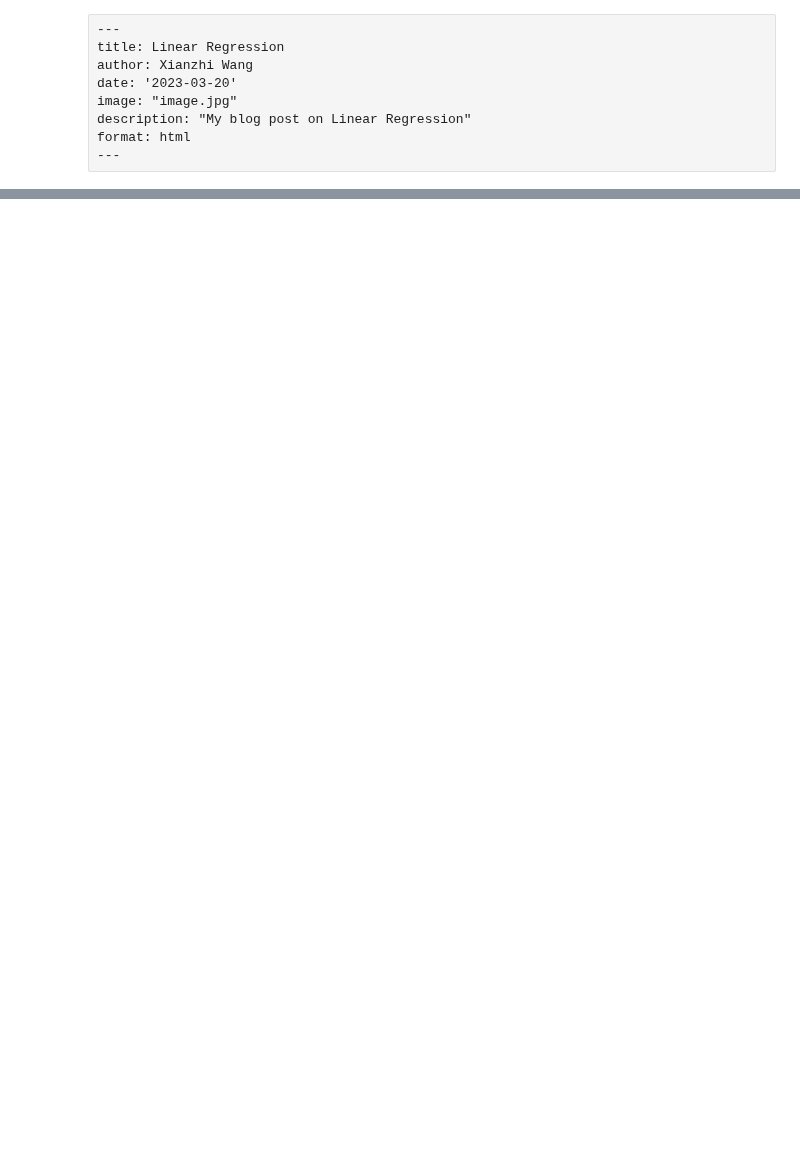
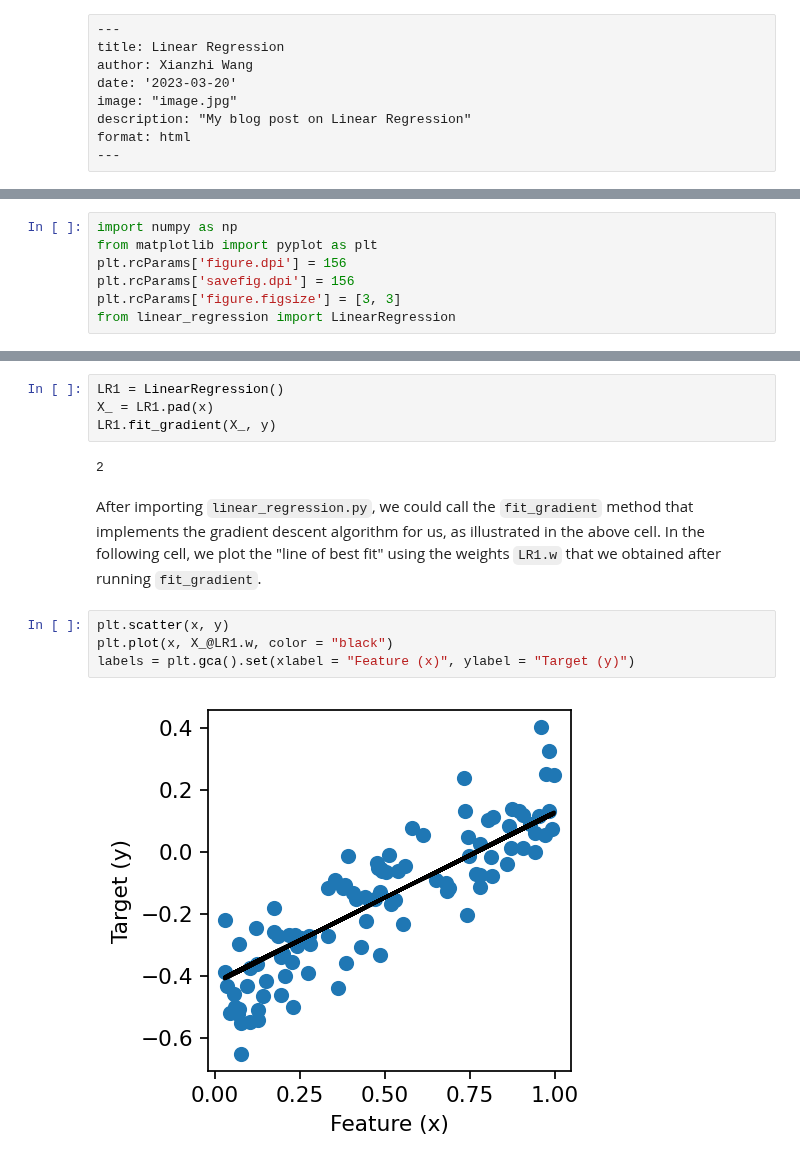
Before and after one commit to Xianzhiwang1/CS0451-page-site, a Jupyter notebook: posts/my-blog-post-04-linear-regress/index.ipynb, the cells around one changed output, grey strips where cells are left out. Drawn from its saved outputs; the diff is of its cells as text; blank space fills up the shorter version.

```diff
--- a/posts/my-blog-post-04-linear-regress/index.ipynb
+++ b/posts/my-blog-post-04-linear-regress/index.ipynb
@@ -127,0 +29,7 @@ print(LR.w_analytic)
+# %%
+import numpy as np
+from matplotlib import pyplot as plt
+plt.rcParams['figure.dpi'] = 156
+plt.rcParams['savefig.dpi'] = 156
+plt.rcParams['figure.figsize'] = [3, 3]
+from linear_regression import LinearRegression
@@ -127,0 +64,14 @@ print(LR.w_analytic)
+# %%
+LR1 = LinearRegression()
+X_ = LR1.pad(x)
+LR1.fit_gradient(X_, y)
+# %% [output]
+2
+# %% [markdown]
+After importing `linear_regression.py`, we could call the `fit_gradient` method that implements the gradient descent algorithm for us, as illustrated in the above cell. In the following cell, we plot the "line of best fit" using the weights `LR1.w` that we obtained after running `fit_gradient`.
+# %%
+plt.scatter(x, y)
+plt.plot(x, X_@LR1.w, color = "black")
+labels = plt.gca().set(xlabel = "Feature (x)", ylabel = "Target (y)")
+# %% [output]
+[figure, added]
```
Also changed, not shown: parts of 32 cells of this notebook, 12 other files.
